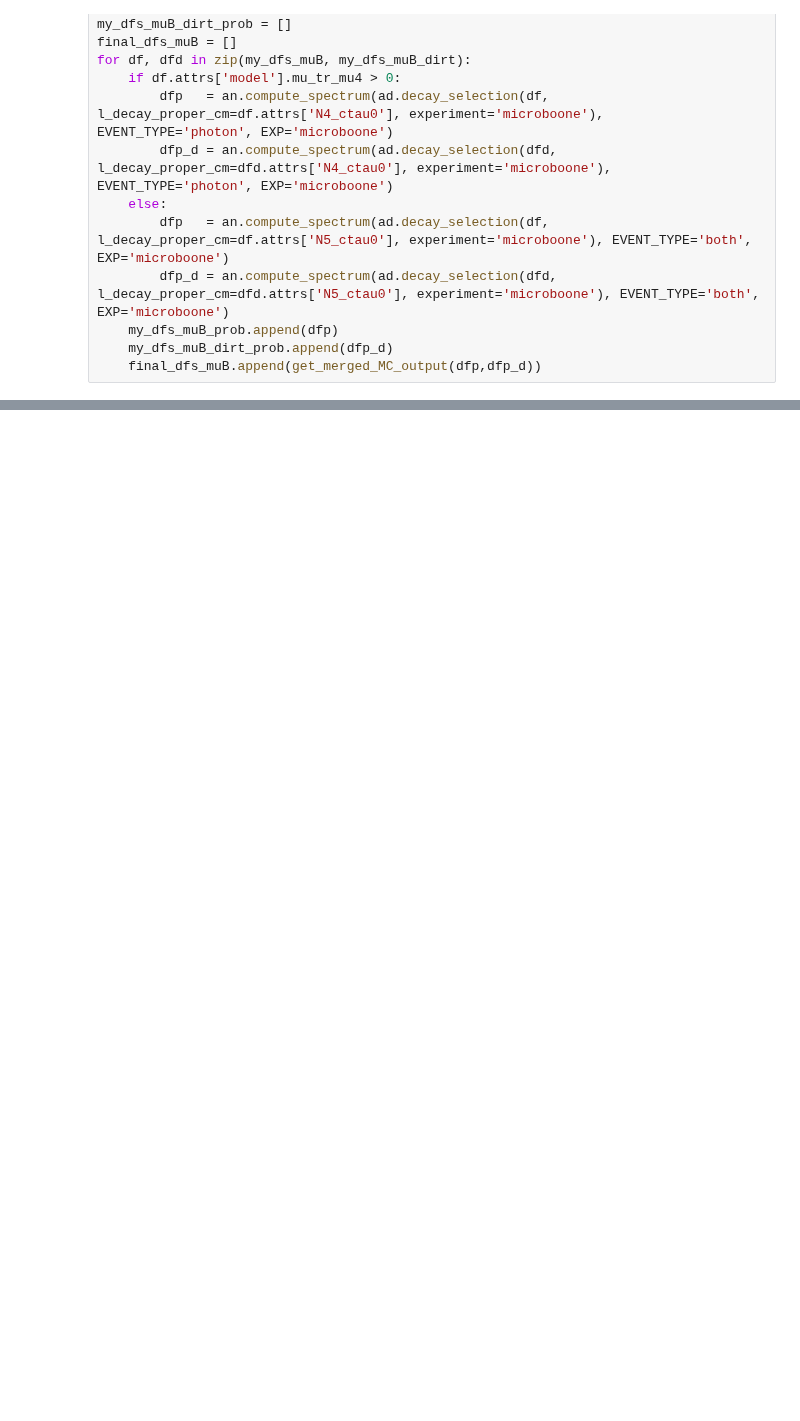
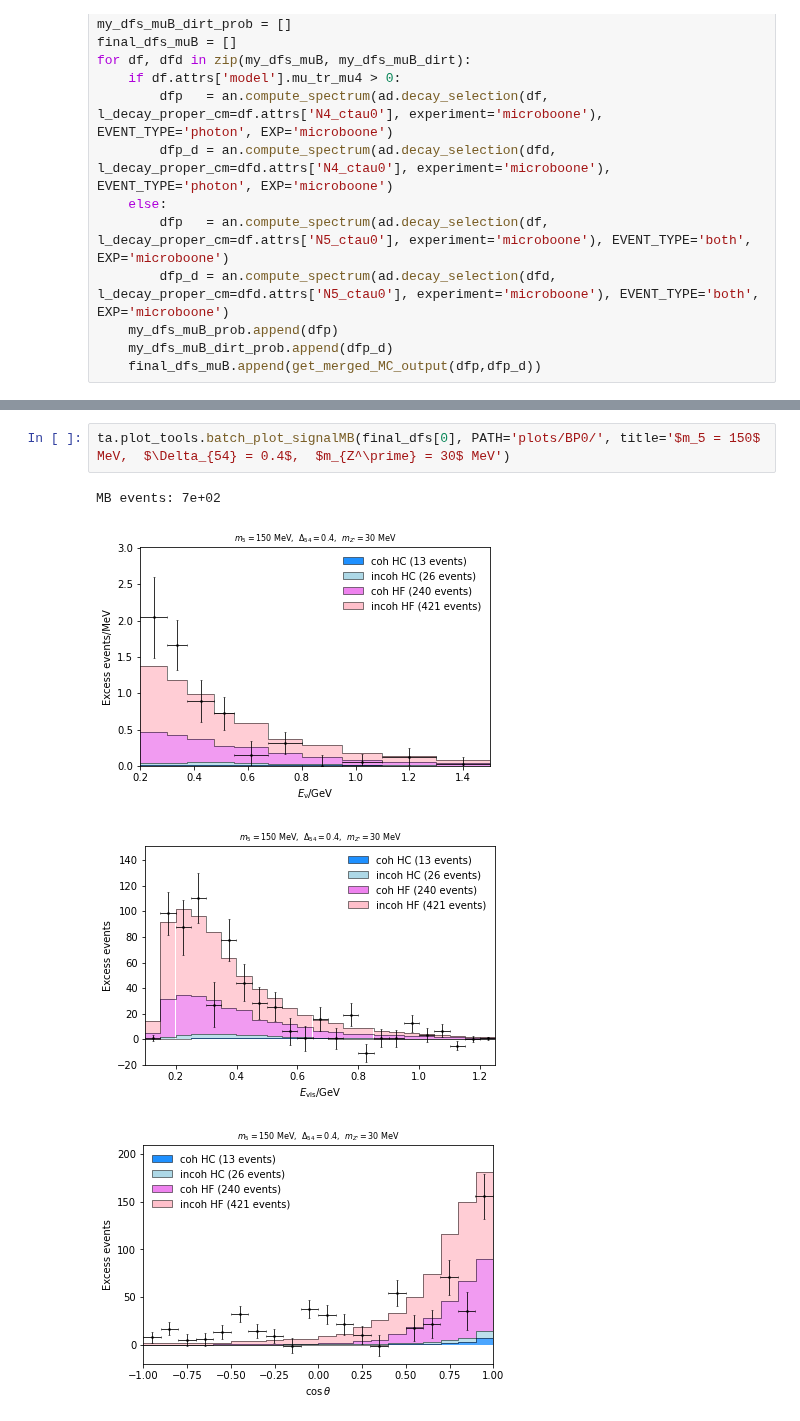
Before and after one commit to mhostert/DarkNews-generator, a Jupyter notebook: examples/microboone_study.ipynb, the cells around one changed output, grey strips where cells are left out. Cells and saved outputs as stored; diff of their text form; blank space fills up the shorter version.

```diff
--- a/examples/microboone_study.ipynb
+++ b/examples/microboone_study.ipynb
@@ -182 +329,8 @@ NameError: name 'final_dfs' is not defined
+# %%
+ta.plot_tools.batch_plot_signalMB(final_dfs[0], PATH='plots/BP0/', title='$m_5 = 150$ MeV,  $\Delta_{54} = 0.4$,  $m_{Z^\prime} = 30$ MeV')
+# %% [output]
+MB events: 7e+02
+[figure, added]
+[figure, added]
+[figure, added]
 # %%
```
Also changed, not shown: parts of 18 cells of this notebook, 4 other files.
